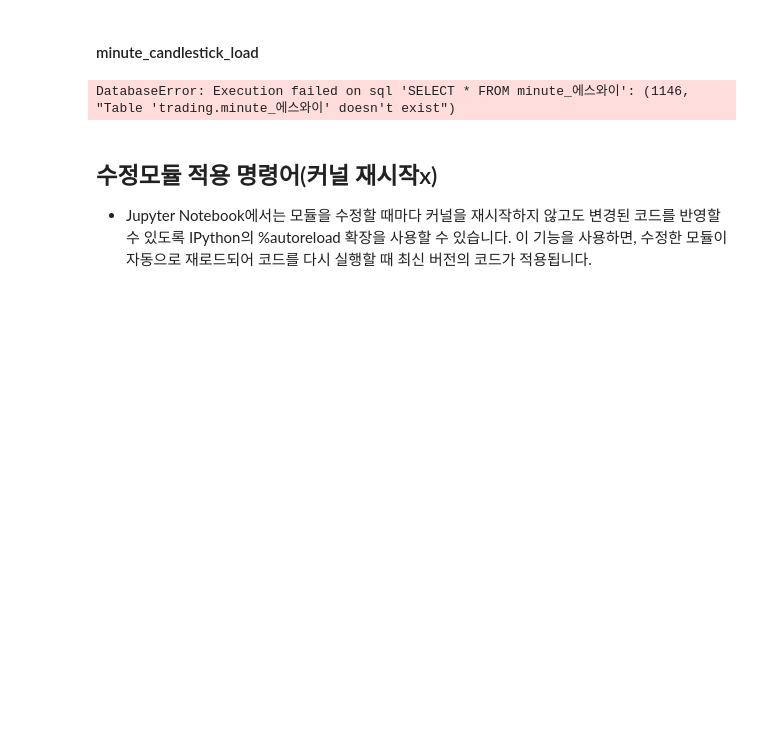
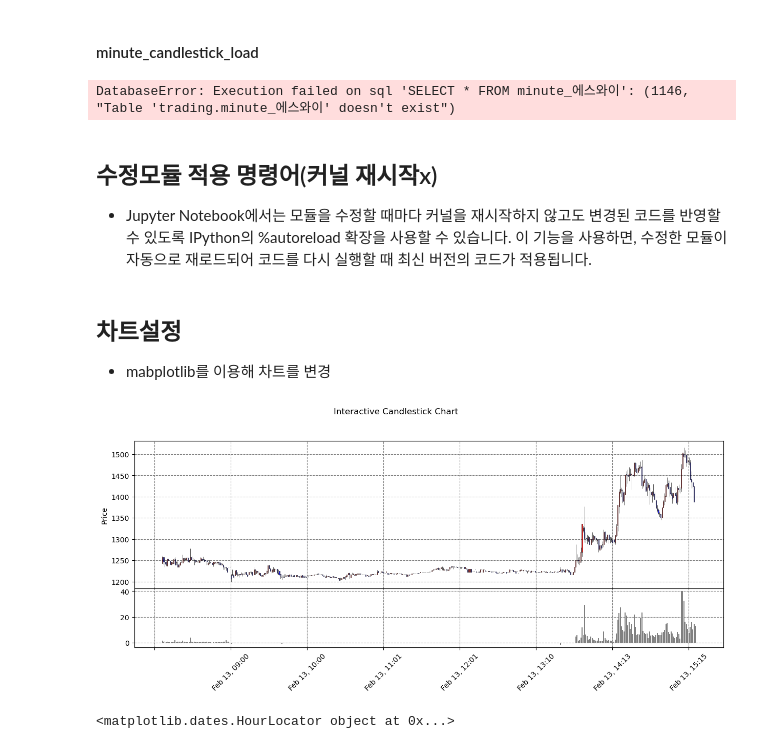
Before and after one commit to LiberSlave/trading, a Jupyter notebook: Excel/lab.ipynb, the cells around one changed output. Cells and saved outputs as stored; diff of their text form; code cells hidden in the pictures; blank space fills up the shorter version.

```diff
--- a/Excel/lab.ipynb
+++ b/Excel/lab.ipynb
@@ -1792,3 +1764,20 @@ DatabaseError: Execution failed on sql 'SELECT * FROM minute_에스와이': (114
 # %%
 %load_ext autoreload
 %autoreload 2
+# %% [markdown]
+## 차트설정
+- mabplotlib를 이용해 차트를 변경
+# %%
+import process
+data_load = process.DBload()
+df = data_load.minute_candlestick('한화갤러리아')
+# %%
+visualize_data = process.Visualize()
+fig,axes = visualize_data.minute_candlestick(df)
+# %% [output]
+[figure, added]
+# %%
+import matplotlib.dates as mdates
+mdates.HourLocator(interval=1440)
+# %% [output]
+<matplotlib.dates.HourLocator object at 0x...>
```
Also changed, not shown: parts of 10 cells of this notebook, 3 other files.
